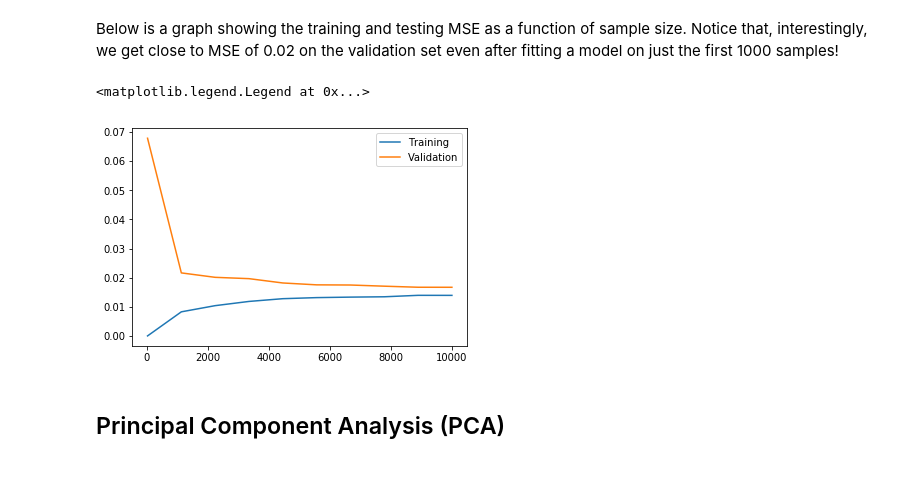
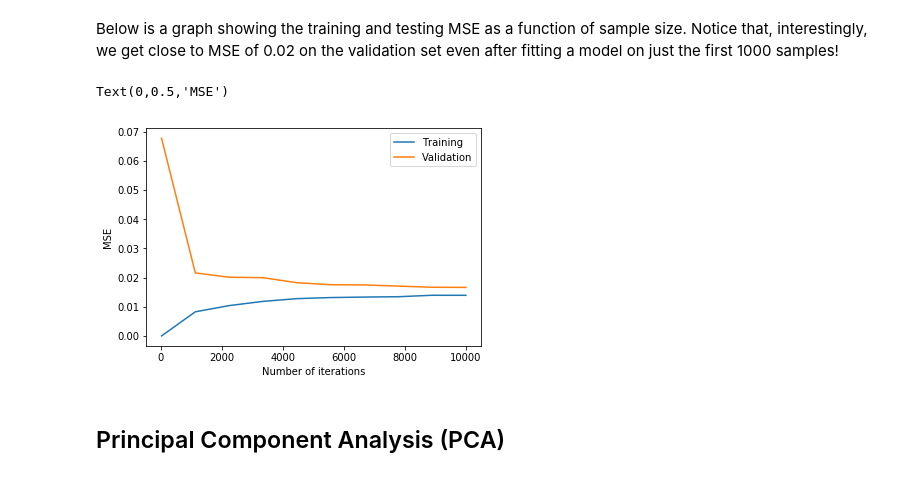
Before and after one commit to ComputAni/PDS-Price-Predictor, a Jupyter notebook: Final_Project_PDS.ipynb, the cells around one changed output. Drawn from its saved outputs; the diff is of its cells as text; code cells hidden in the pictures.

```diff
--- a/Final_Project_PDS.ipynb
+++ b/Final_Project_PDS.ipynb
@@ -606,16 +609,19 @@ Below is a graph showing the training and testing MSE as a function of sample si
 # %%
 def get_err_samples(clf, X, y, X_cv, y_cv, n_samples):
     clf.fit(X[:n_samples], y[:n_samples])
     return np.array([np.mean((clf.predict(X[:n_samples]) - y[:n_samples])**2),
                      np.mean((clf.predict(X_cv) - y_cv)**2)])
 
 n_samples = [int(x) for x in np.linspace(20, 10000, 10)] # 1000, 2000, ..., 10000
 errors = np.array([get_err_samples(clf, X_train, y_train, X_cv, y_cv, n) for n in n_samples])
 plt.plot(n_samples, errors[:,0], n_samples, errors[:,1])
 plt.legend(["Training", "Validation"])
+plt.legend(["Training", "Validation"])
+plt.xlabel("Number of iterations")
+plt.ylabel("MSE")
 # %% [output]
-<matplotlib.legend.Legend at 0x...>
+Text(0,0.5,'MSE')
-[figure, old version]
+[figure, new version]
 # %% [markdown]
 ## Principal Component Analysis (PCA)
 # %% [markdown]
```
Also changed, not shown: parts of 10 cells of this notebook.
